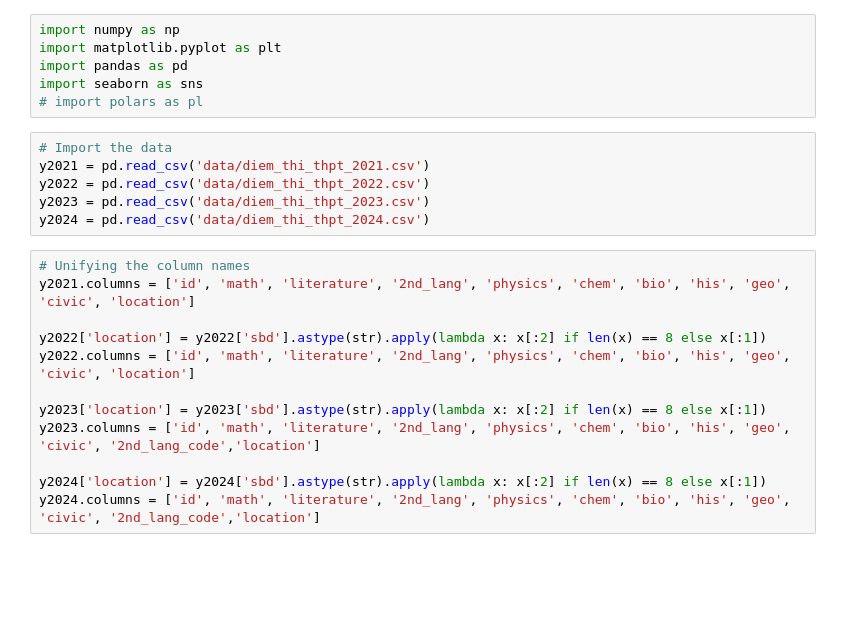
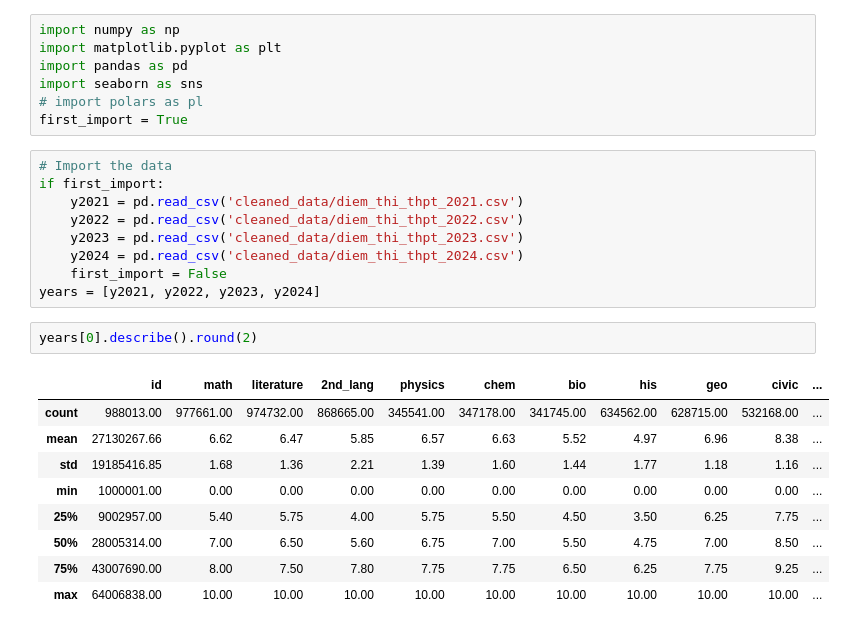
Before and after one commit to sydneycally-inclane-2812/data_vis_uni2024, a Jupyter notebook: analysis.ipynb, the cells around one changed output. Drawn from its saved outputs; the diff is of its cells as text; blank space fills up the shorter version.

```diff
--- a/analysis.ipynb
+++ b/analysis.ipynb
@@ -4,21 +4,25 @@ import matplotlib.pyplot as plt
 import pandas as pd
 import seaborn as sns
 # import polars as pl
+first_import = True
 # %%
 # Import the data
-y2021 = pd.read_csv('data/diem_thi_thpt_2021.csv')
-y2022 = pd.read_csv('data/diem_thi_thpt_2022.csv')
-y2023 = pd.read_csv('data/diem_thi_thpt_2023.csv')
-y2024 = pd.read_csv('data/diem_thi_thpt_2024.csv')
+if first_import:
+    y2021 = pd.read_csv('cleaned_data/diem_thi_thpt_2021.csv')
+    y2022 = pd.read_csv('cleaned_data/diem_thi_thpt_2022.csv')
+    y2023 = pd.read_csv('cleaned_data/diem_thi_thpt_2023.csv')
+    y2024 = pd.read_csv('cleaned_data/diem_thi_thpt_2024.csv')
+    first_import = False
+years = [y2021, y2022, y2023, y2024]
-# %%
-# Unifying the column names
-y2021.columns = ['id', 'math', 'literature', '2nd_lang', 'physics', 'chem', 'bio', 'his', 'geo', 'civic', 'location']
-
-y2022['location'] = y2022['sbd'].astype(str).apply(lambda x: x[:2] if len(x) == 8 else x[:1])
-y2022.columns = ['id', 'math', 'literature', '2nd_lang', 'physics', 'chem', 'bio', 'his', 'geo', 'civic', 'location']
-
-y2023['location'] = y2023['sbd'].astype(str).apply(lambda x: x[:2] if len(x) == 8 else x[:1])
-y2023.columns = ['id', 'math', 'literature', '2nd_lang', 'physics', 'chem', 'bio', 'his', 'geo', 'civic', '2nd_lang_code','location']
-
-y2024['location'] = y2024['sbd'].astype(str).apply(lambda x: x[:2] if len(x) == 8 else x[:1])
-y2024.columns = ['id', 'math', 'literature', '2nd_lang', 'physics', 'chem', 'bio', 'his', 'geo', 'civic', '2nd_lang_code','location']
+# %%
+years[0].describe().round(2)
+# %% [output]
+|  | id | math | literature | 2nd_lang | physics | chem | bio | his | geo | civic | ... |
+| count | 988013.00 | 977661.00 | 974732.00 | 868665.00 | 345541.00 | 347178.00 | 341745.00 | 634562.00 | 628715.00 | 532168.00 | ... |
+| mean | 27130267.66 | 6.62 | 6.47 | 5.85 | 6.57 | 6.63 | 5.52 | 4.97 | 6.96 | 8.38 | ... |
+| std | 19185416.85 | 1.68 | 1.36 | 2.21 | 1.39 | 1.60 | 1.44 | 1.77 | 1.18 | 1.16 | ... |
+| min | 1000001.00 | 0.00 | 0.00 | 0.00 | 0.00 | 0.00 | 0.00 | 0.00 | 0.00 | 0.00 | ... |
+| 25% | 9002957.00 | 5.40 | 5.75 | 4.00 | 5.75 | 5.50 | 4.50 | 3.50 | 6.25 | 7.75 | ... |
+| 50% | 28005314.00 | 7.00 | 6.50 | 5.60 | 6.75 | 7.00 | 5.50 | 4.75 | 7.00 | 8.50 | ... |
+| 75% | 43007690.00 | 8.00 | 7.50 | 7.80 | 7.75 | 7.75 | 6.50 | 6.25 | 7.75 | 9.25 | ... |
+| max | 64006838.00 | 10.00 | 10.00 | 10.00 | 10.00 | 10.00 | 10.00 | 10.00 | 10.00 | 10.00 | ... |
```
Also changed, not shown: parts of 5 cells of this notebook, 1 other file.
